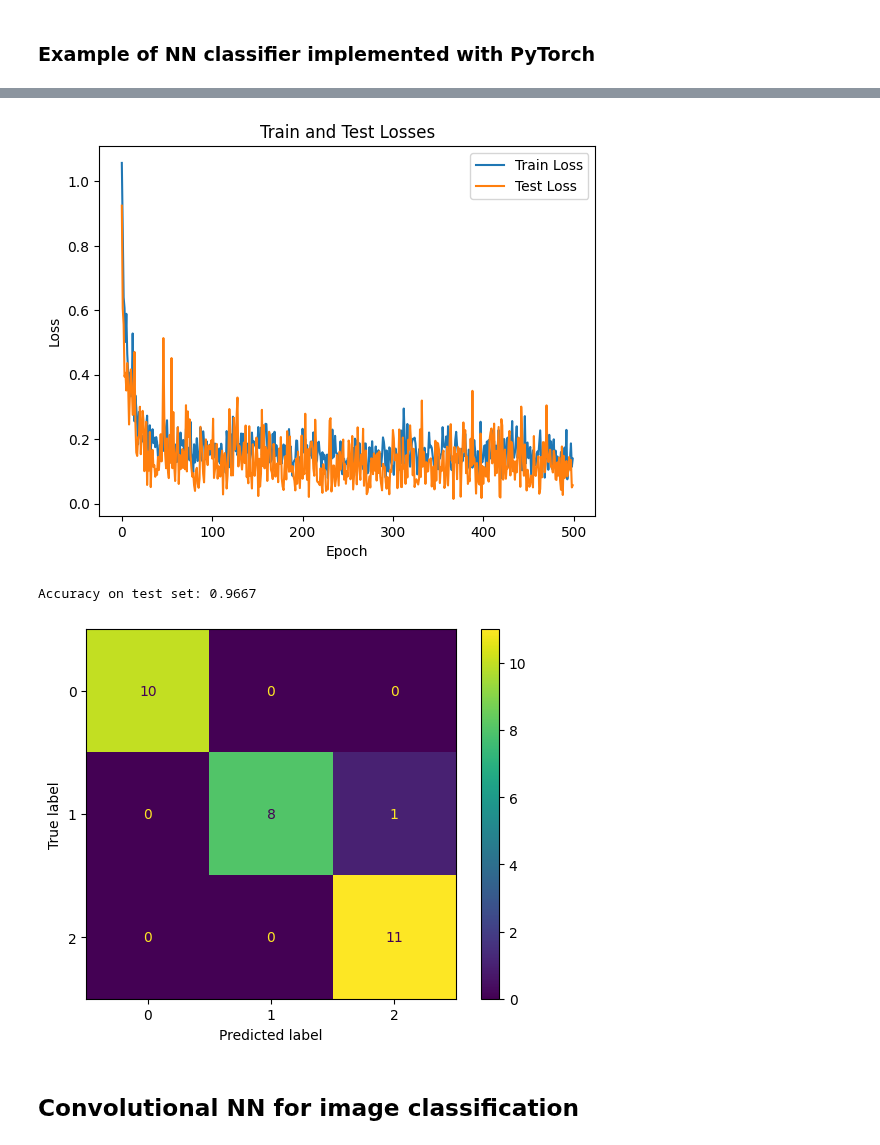
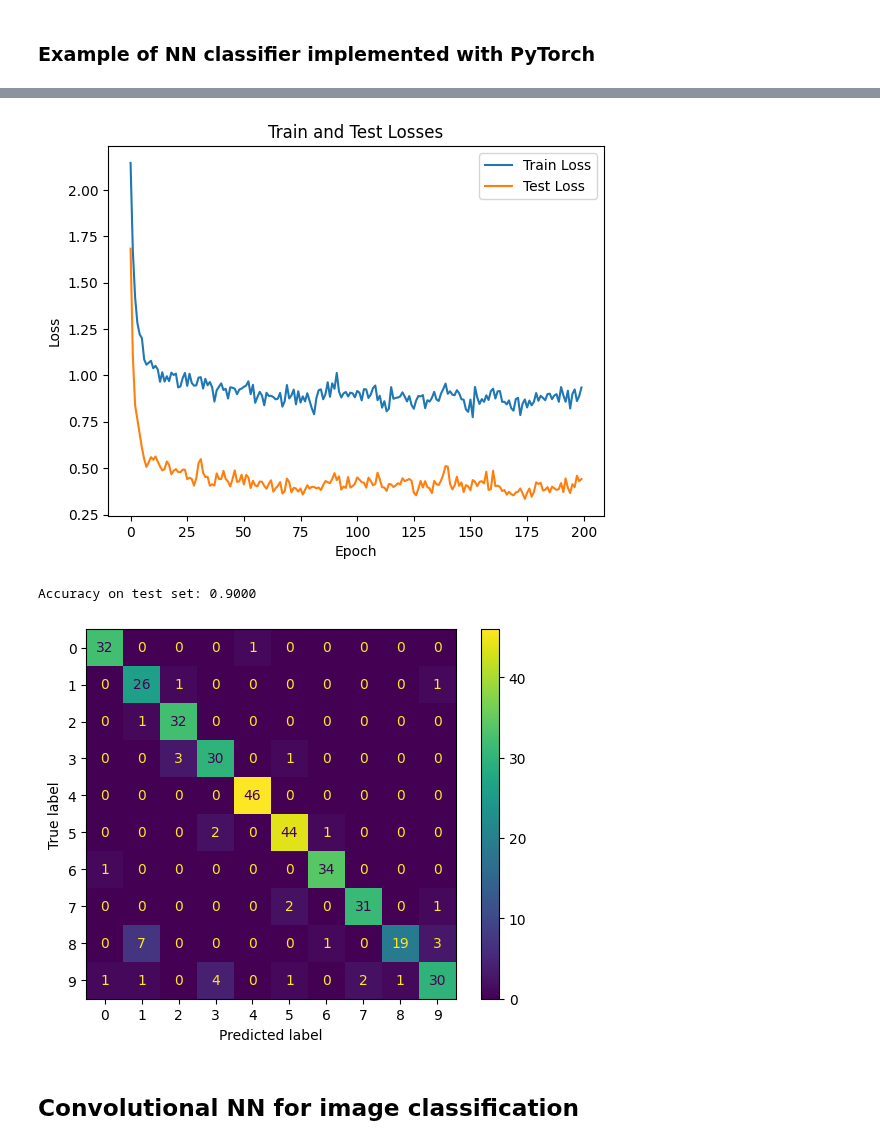
Before and after one commit to isa-ulisboa/greends-pml, a Jupyter notebook: ML_overview_with_examples.ipynb, the cells around one changed output, grey strips where cells are left out. Saved outputs shown, nothing was run; the diff lists cells and outputs as text; code cells hidden in the pictures.

```diff
--- a/ML_overview_with_examples.ipynb
+++ b/ML_overview_with_examples.ipynb
@@ -1939,7 +1941,7 @@ import numpy as np
 
 CREATE_CLASS=True # Create class from scratch; otherwise use nn.Sequential to create the class
 SGD=False # SGD or Adam
-IRIS=True # iris or mnist
+IRIS=False # iris or mnist
 SHOW=False # returns picture of digit for mnist
 
 # Load Iris dataset
@@ -1976,8 +1978,8 @@ y_test_tensor = torch.tensor(y_test, dtype=torch.long)
 input_size = X_train_tensor.shape[1]
 hidden_size = 8
 output_size = len(examples.target_names)
-batch_size=120
-num_epochs = 500
+batch_size=400
+num_epochs = 200
 # Optimizer specific options
 learning_rate=0.1
 regularization_param=0.001
@@ -2034,6 +2036,7 @@ test_losses = []
 
 # Training the model
 for epoch in range(num_epochs):
+    model.train()
     train_loss = 0.0
     for x_batch, y_batch in train_dl:
         # Forward pass
@@ -2051,6 +2054,9 @@ for epoch in range(num_epochs):
     train_losses.append(train_loss)
 
     # Test the model
+    # We also put the model in evaluation mode, so that specific layers
+    # such as dropout or batch normalization layers behave correctly.
+    model.eval()
     with torch.no_grad():
         outputs = model(X_test_tensor)
         test_loss = criterion(outputs, y_test_tensor)
@@ -2091,6 +2094,6 @@ Epoch [500/500], Train Loss: 0.1396, Test Loss: 0.0570
-[figure, old version]
+[figure, new version]
-Accuracy on test set: 0.9667
+Accuracy on test set: 0.9000
-[figure, old version]
+[figure, new version]
 # %% [markdown]
 ## Convolutional NN for image classification
 # %% [markdown]
```
Also changed, not shown: parts of 2 cells of this notebook.
